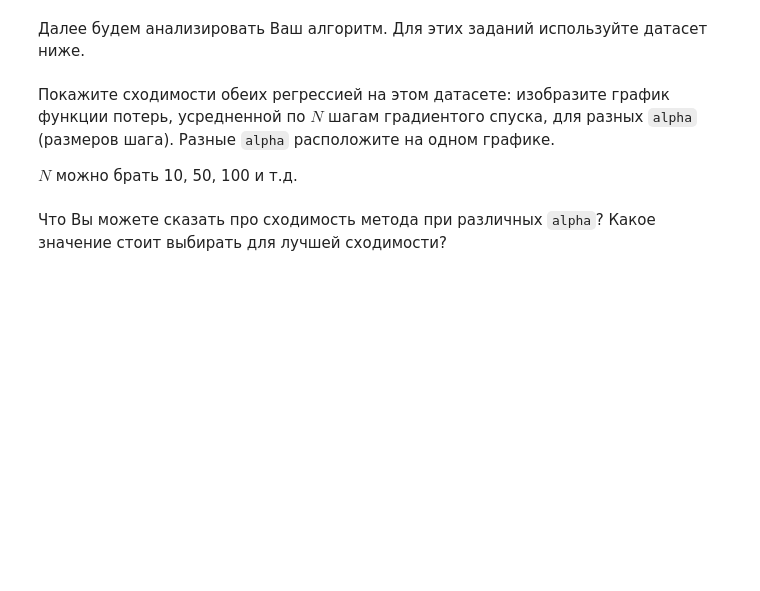
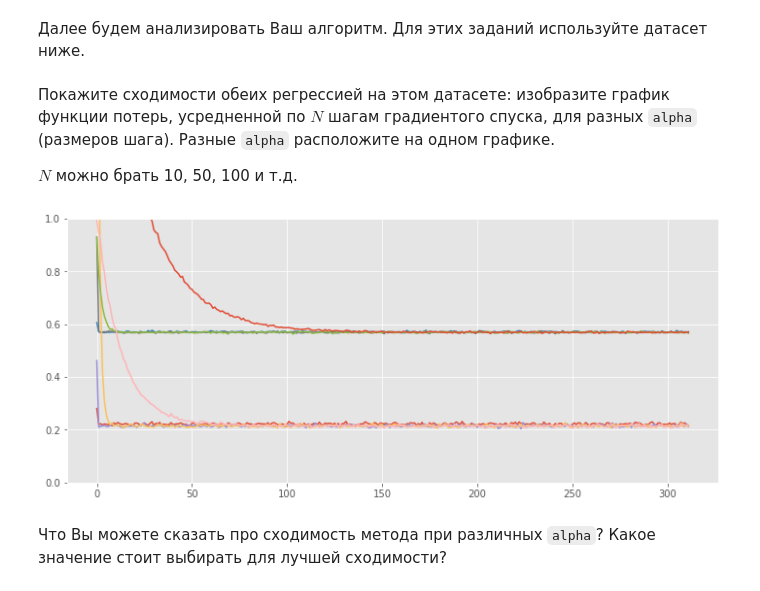
Before and after one commit to Sackdima/sphere_models, a Jupyter notebook: linear/malyugin_hw2.ipynb, the cells around one changed output. Cells and saved outputs as stored; diff of their text form; code cells hidden in the pictures; blank space fills up the shorter version.

```diff
--- a/linear/malyugin_hw2.ipynb
+++ b/linear/malyugin_hw2.ipynb
@@ -413,3 +412,29 @@ $N$ можно брать 10, 50, 100 и т.д.
+# %%
+lrs = [1e-1, 1e-2, 1e-3, 1e-4]
+loss = []
+N = 100
+for lr in lrs:
+    clf = MySGDClassifier(batch_generator, alpha=lr, C=1, max_epoch=10, model_type="lin_reg")
+    clf.fit(X, y, batch_size=32)
+    cur_loss = []
+    for i in range(0, len(clf.errors_log['loss']), N):
+        cur_loss.append(sum(clf.errors_log['loss'][i:min(i + N, len(clf.errors_log['loss']))])/N)
+    cur_loss.pop(-1)
+    loss.append(np.array(cur_loss))
+    clf = MySGDClassifier(batch_generator, alpha=lr, C=1, max_epoch=10, model_type="log_reg")
+    clf.fit(X, y, batch_size=32)
+    cur_loss = []
+    for i in range(0, len(clf.errors_log['loss']), N):
+        cur_loss.append(sum(clf.errors_log['loss'][i:min(i + N, len(clf.errors_log['loss']))])/N)
+    cur_loss.pop(-1)
+    loss.append(np.array(cur_loss))
+# %%
+for i in loss:
+    plt.plot(np.arange(i.shape[0]), i)
+plt.ylim(0, 1)
+plt.show()
+# %% [output]
+[figure, added]
 # %% [markdown]
 Что Вы можете сказать про сходимость метода при различных `alpha`? Какое значение стоит выбирать для лучшей сходимости?
 # %% [markdown]
```
Also changed, not shown: parts of 8 cells of this notebook.
